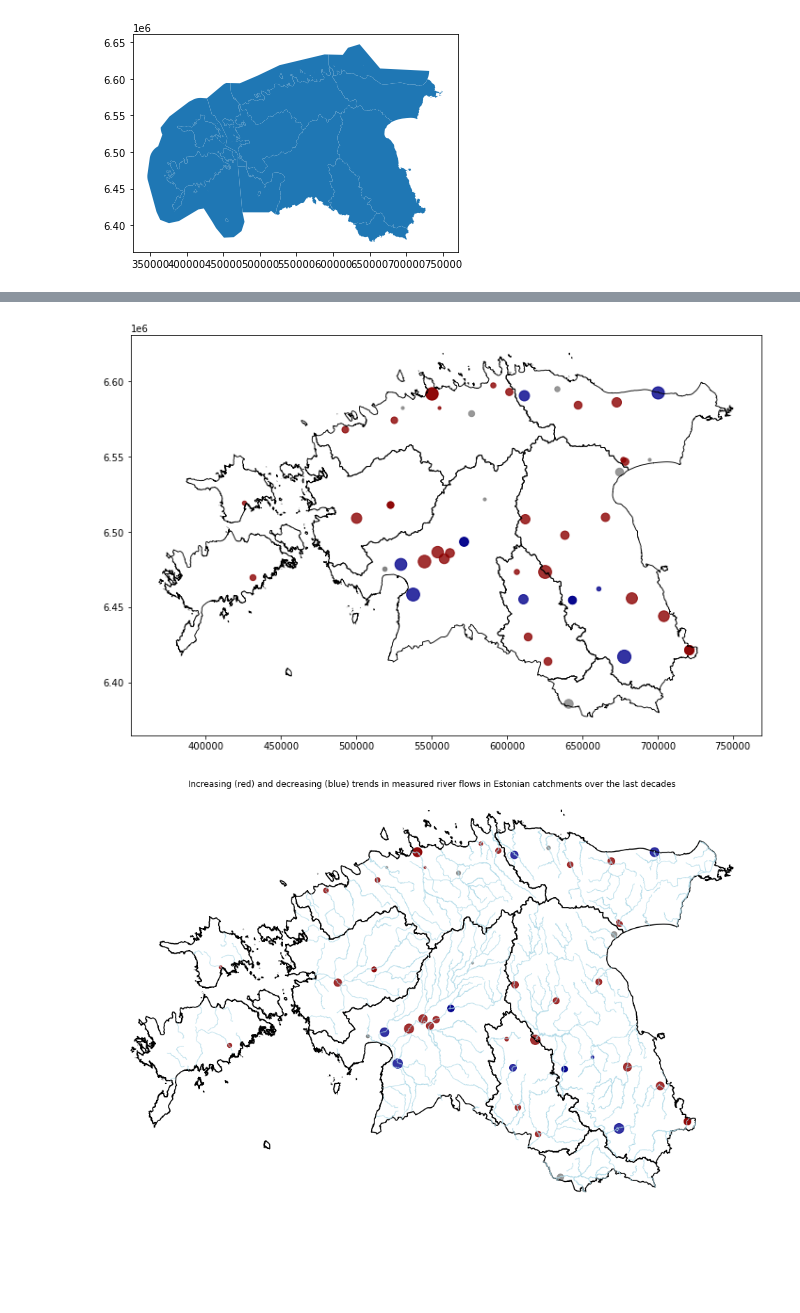
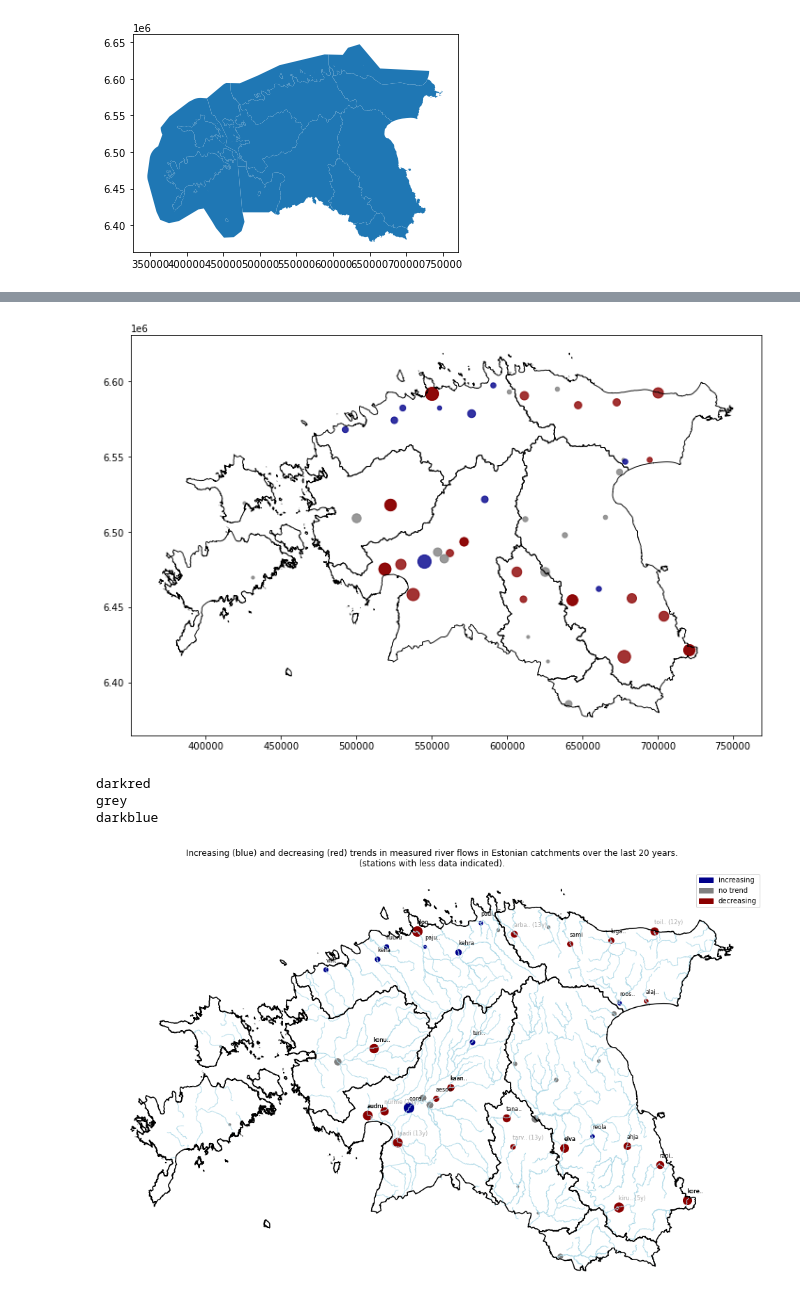
Before and after one commit to allixender/30MapChallenge2020, a Jupyter notebook: 14/day-14.ipynb, the cells around one changed output, grey strips where cells are left out. Cells and saved outputs as stored; diff of their text form; code cells hidden in the pictures; blank space fills up the shorter version.

```diff
--- a/14/day-14.ipynb
+++ b/14/day-14.ipynb
@@ -210,6 +210,7 @@ collector_df['trend'] = 'undefined'
 collector_df['p'] = np.nan
 collector_df['h'] = False
 collector_df['slope'] = np.nan
+collector_df['years'] = 0
 # %%
 for idx, row in collector_df.iterrows():
     test_df = pd.read_parquet(row['parquet'])
@@ -392,9 +458,9 @@ joined.plot(column='trend', categorical=True, legend=True, cmap='tab20_r', ax=ax
 ax = landcatch.boundary.plot(color='darkgray', lw=0.9, figsize=(12,9))
 
 clr = {
-        'decreasing': 'darkblue',
+        'decreasing': 'darkred',
         'no trend':    'grey',
-        'increasing':  'darkred'
+        'increasing':  'darkblue'
     }
 
 for idx, row in joined.iterrows():
@@ -402,4 +468,6 @@ for idx, row in joined.iterrows():
     msize = tg.iloc[0]['slope_norm_class'] * 5
     color = clr.get( tg.iloc[0]['trend'], 'grey' )
     tg.plot(ax=ax, color=color, markersize=msize, alpha=0.8 )
+    stat_name = row['station_name'] if len(row['station_name']) < 6 else row['station_name'][0:4]+".."
+    plt.text(tg['geometry'].x, row['geometry'].y,"{} ({}y)\n".format(stat_name, row['years']),size=8, color='black')
 # %% [output]
@@ -459,9 +529,9 @@ Text(0.5, 1.0, 'Increasing (red) and decreasing (blue) trends in measured river
 ax = landcatch.boundary.plot(color='black', lw=0.9, figsize=(12,9))
 
 clr = {
-        'decreasing': 'darkblue',
+        'decreasing': 'darkred',
         'no trend':    'grey',
-        'increasing':  'darkred'
+        'increasing':  'darkblue'
     }
 
 for idx, row in joined.iterrows():
@@ -470,32 +540,62 @@ for idx, row in joined.iterrows():
     color = clr.get( tg.iloc[0]['trend'], 'grey' )
     tg.plot(ax=ax, color=color, markersize=msize, alpha=0.8 )
 # %% [output]
-[figure, old version]
+[figure, new version]
+# %%
+for k, v in clr.items():
+    print(v)
+
+    # ,
+           loc='lower left',
+           ncol=2,
+           mode='expand',
+           fontsize=12
+# %% [output]
+darkred
+grey
+darkblue
 # %%
 rivers = gpd.read_file('../data_archive/estonian_rivers.gpkg', layer='estonian_rivers_simpl', driver='GPKG')
 # %%
+import matplotlib.patches as mpatches
+import collections
+
+patchList = []
+
+clr = {
+        'increasing':  'darkblue',
+        'no trend':    'grey',
+        'decreasing': 'darkred'
+    }
+
+for k, v in clr.items():
+    data_key = mpatches.Patch(color=v, label=k)
+    patchList.append(data_key)
+
 fig, ax = plt.subplots(figsize=(17,16))
 
-landcatch.boundary.plot(color='black', ax = ax)
-
-rivers.plot(categorical=True, ax=ax, color='lightblue', lw=1, alpha=0.9)
-
-clr = {
-        'decreasing': 'darkblue',
-        'no trend':    'grey',
-        'increasing':  'darkred'
-    }
+rivers.plot(ax=ax, color='lightblue', lw=1, alpha=1.0)
 
 for idx, row in joined.iterrows():
     tg = gpd.GeoDataFrame(pd.DataFrame(row).transpose(), geometry='geometry', crs=3301)
     msize = tg.iloc[0]['slope_norm_class'] * 10
     color = clr.get( tg.iloc[0]['trend'], 'grey' )
-    tg.plot(ax=ax, color=color, markersize=msize, alpha=0.8 )
+    tg.plot(ax=ax, color=color, markersize=msize, alpha=1.0 )
+    stat_name = row['station_name'] if len(row['station_name']) < 6 else row['station_name'][0:4]+".."
+    if not tg.iloc[0]['trend'] == 'no trend':
+        if row['years'] < 20:
+            plt.text(tg['geometry'].x, row['geometry'].y,"{} ({}y)\n".format(stat_name, row['years']),size=8, color='darkgrey')
+        else:
+            plt.text(tg['geometry'].x, row['geometry'].y,"{}\n".format(stat_name),size=8, color='black')
+
+landcatch.boundary.plot(color='black', ax = ax)
 
 
+
+plt.legend(handles=patchList)
 plt.axis('off')
-plt.title("Increasing (red) and decreasing (blue) trends in measured river flows in Estonian catchments over the last decades")
+plt.title("Increasing (blue) and decreasing (red) trends in measured river flows in Estonian catchments over the last 20 years.\n(stations with less data indicated).")
 plt.savefig('../source/_static/day-14-climate-change.png')
 plt.show()
 # %% [output]
-[figure, old version]
+[figure, new version]
```
Also changed, not shown: parts of 17 cells of this notebook, 57 other files.
